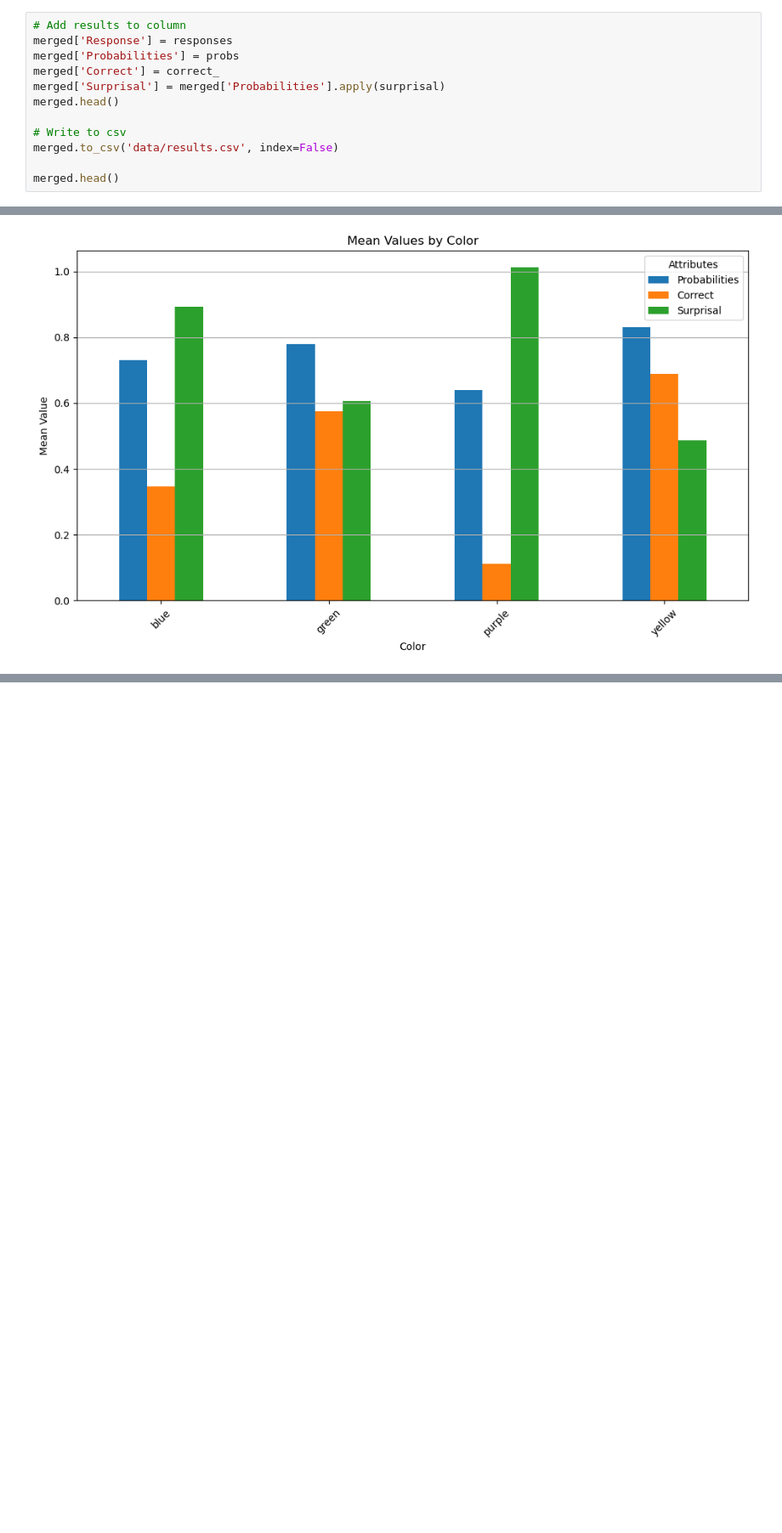
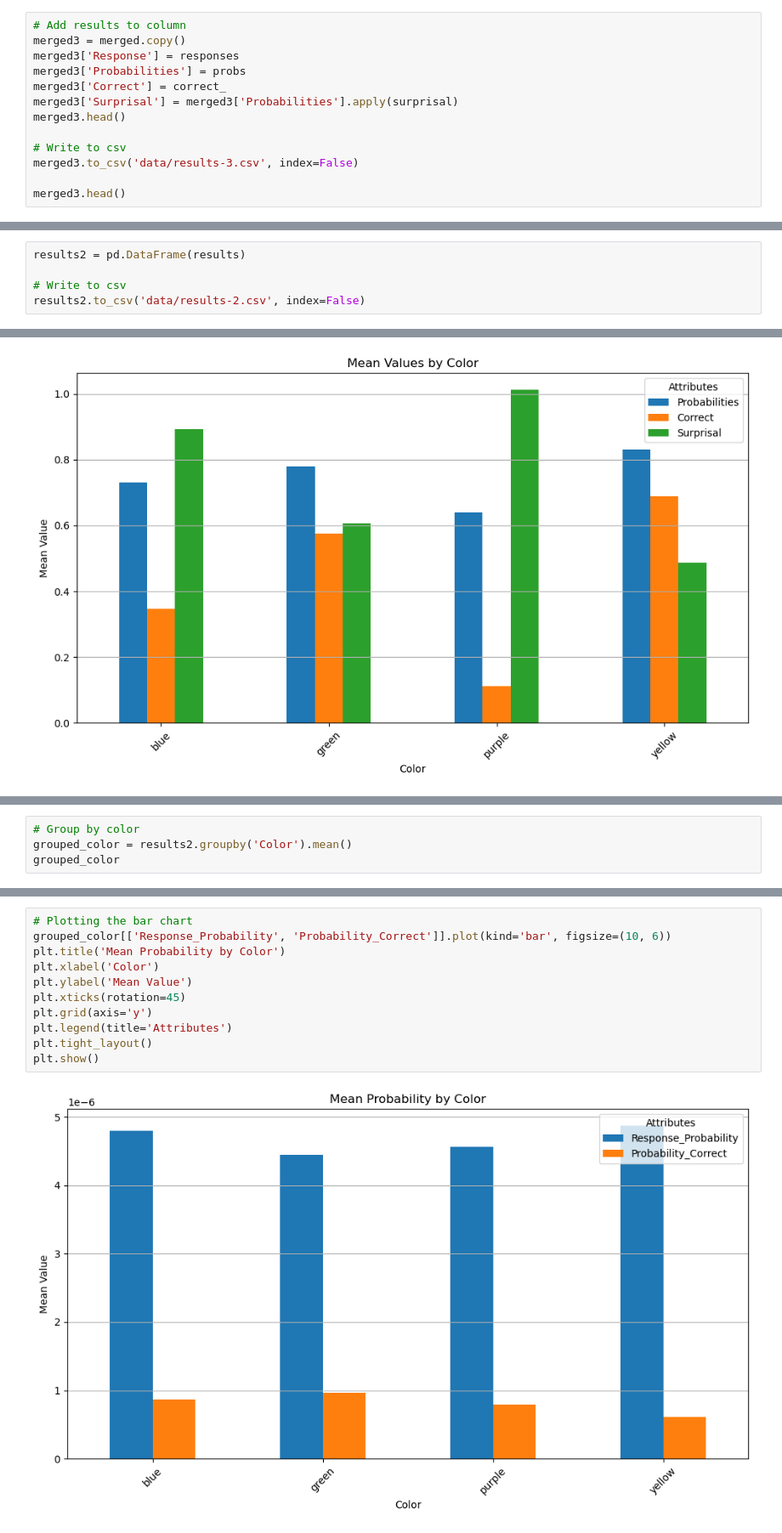
Before and after one commit to e2wang/gpt-connections, a Jupyter notebook: analysis.ipynb, the cells around one changed output, grey strips where cells are left out. Shown at 85% size. Cells and saved outputs as stored; diff of their text form; blank space fills up the shorter version.

```diff
--- a/analysis.ipynb
+++ b/analysis.ipynb
@@ -183,16 +183,17 @@ for index, row in tqdm(merged.iterrows(), total=len(merged)):
     correct_.append(correct)
 # %%
 # Add results to column
-merged['Response'] = responses
-merged['Probabilities'] = probs
-merged['Correct'] = correct_
-merged['Surprisal'] = merged['Probabilities'].apply(surprisal)
-merged.head()
+merged3 = merged.copy()
+merged3['Response'] = responses
+merged3['Probabilities'] = probs
+merged3['Correct'] = correct_
+merged3['Surprisal'] = merged3['Probabilities'].apply(surprisal)
+merged3.head()
 
 # Write to csv
-merged.to_csv('data/results.csv', index=False)
+merged3.to_csv('data/results-3.csv', index=False)
 
-merged.head()
+merged3.head()
 # %% [output]
 |  | Game_ID | Words | Color | Category | Options | Prompt | Correct_Answer | Response | Probabilities | ... |
 | 0 | 1 | [HAIL, RAIN, SLEET, SNOW] | yellow | WET WEATHER | [LEVEL, RETURN, OPTION, SNOW, NET... | [HAIL, RAIN, SLEET] | SNOW | SNOW | 0.996020 | ... |
@@ -270,3 +281,8 @@ for index, row in tqdm(merged.iloc[:10].iterrows(), total=len(merged.iloc[:10]))
+# %%
+results2 = pd.DataFrame(results)
+
+# Write to csv
+results2.to_csv('data/results-2.csv', index=False)
 # %% [markdown]
 -------------------------------------------------------------------------------------------------------------------
 # %% [markdown]
@@ -364,0 +388,4 @@ sns.barplot(data = merged, x = "Color", y = "Surprisal")
+# %%
+# Group by color
+grouped_color = results2.groupby('Color').mean()
+grouped_color
@@ -364,0 +399,13 @@ sns.barplot(data = merged, x = "Color", y = "Surprisal")
+# %%
+# Plotting the bar chart
+grouped_color[['Response_Probability', 'Probability_Correct']].plot(kind='bar', figsize=(10, 6))
+plt.title('Mean Probability by Color')
+plt.xlabel('Color')
+plt.ylabel('Mean Value')
+plt.xticks(rotation=45)
+plt.grid(axis='y')
+plt.legend(title='Attributes')
+plt.tight_layout()
+plt.show()
+# %% [output]
+[figure, added]
```
Also changed, not shown: parts of 17 cells of this notebook.
